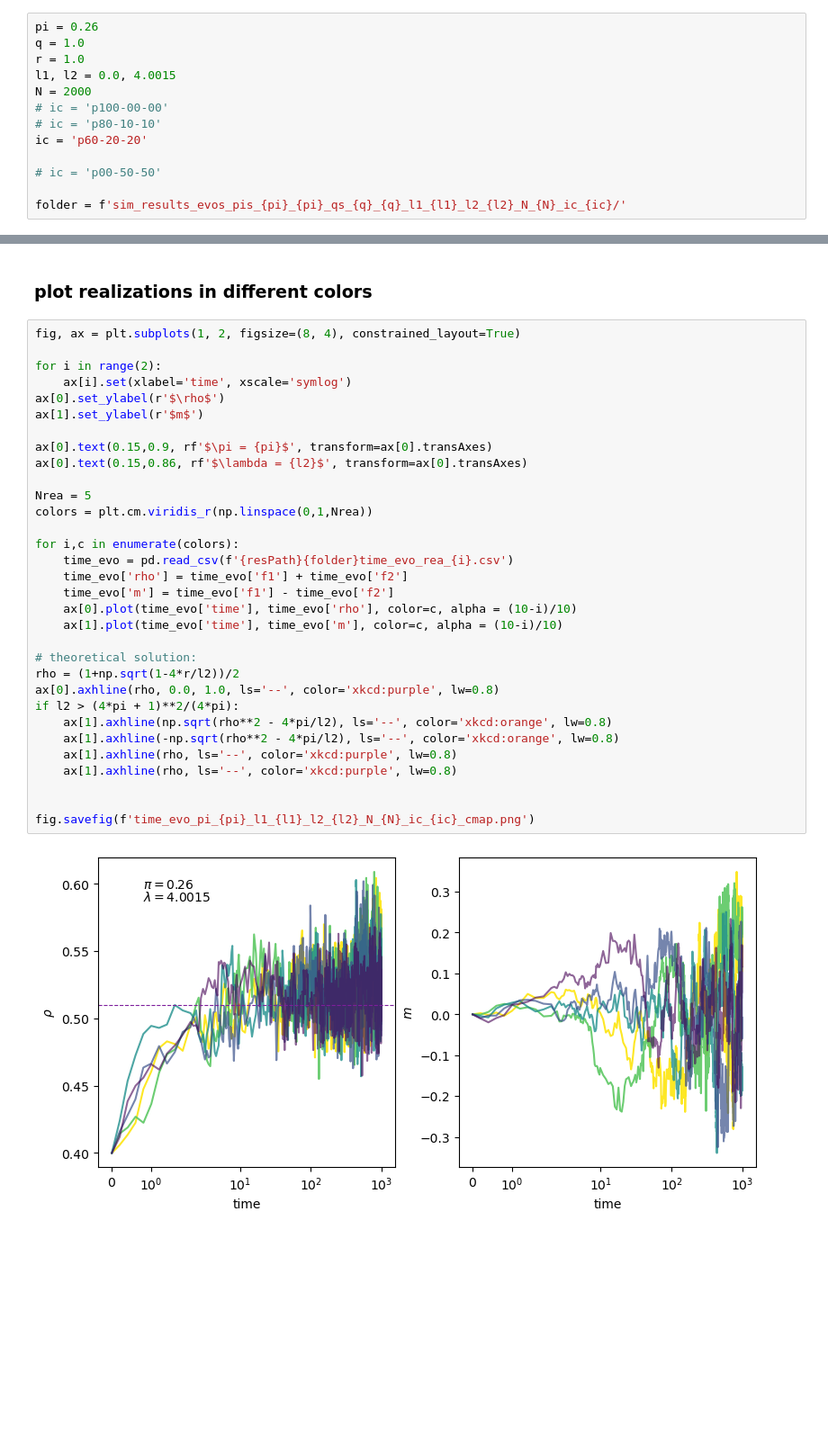
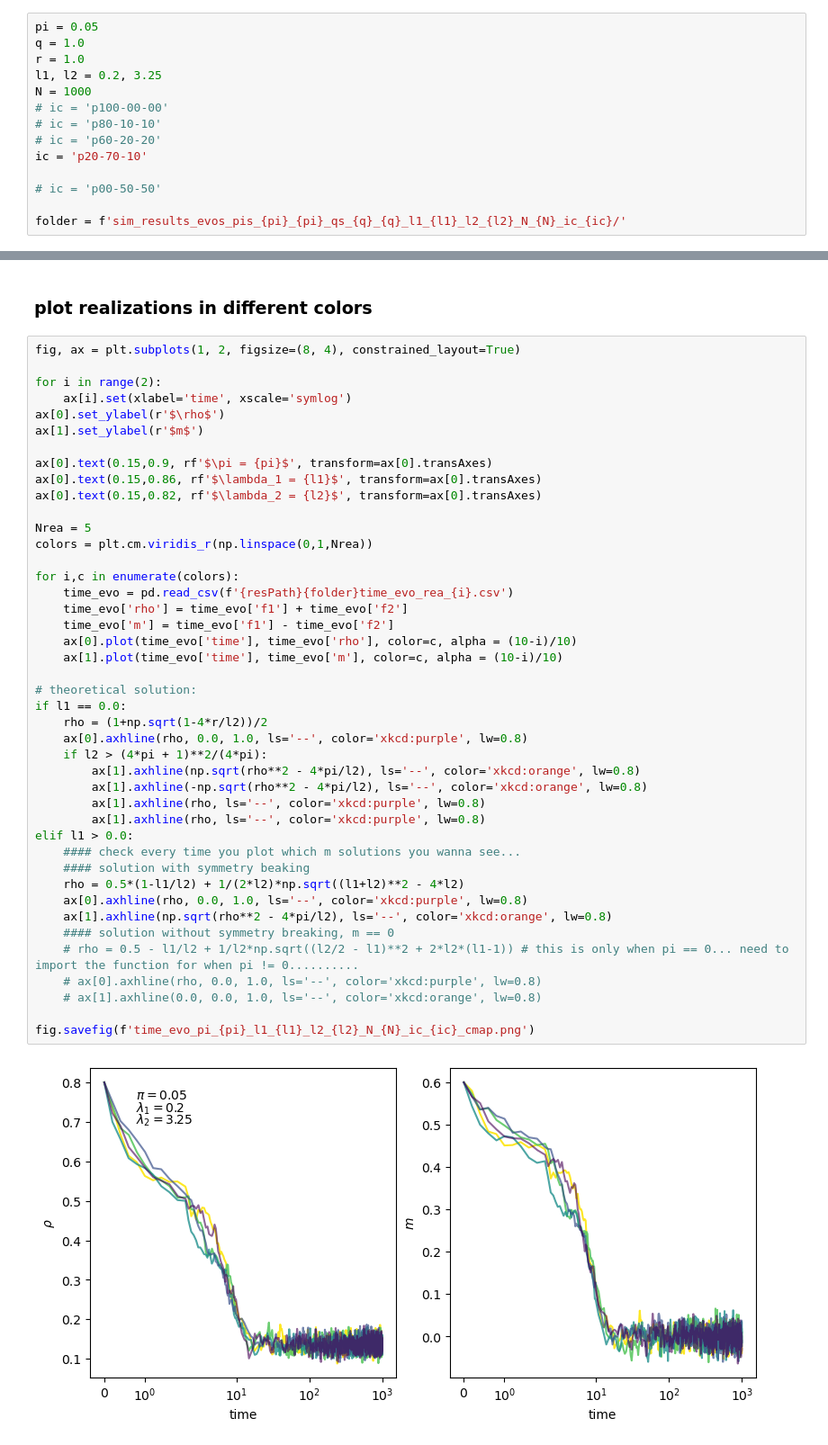
Before and after one commit to dmarchp/TFM_code, a Jupyter notebook: non_lin_models/gillespie_non_lin_model/first_tests.ipynb, the cells around one changed output, grey strips where cells are left out. Shown at 90% size. Drawn from its saved outputs; the diff is of its cells as text; blank space fills up the shorter version.

```diff
--- a/non_lin_models/gillespie_non_lin_model/first_tests.ipynb
+++ b/non_lin_models/gillespie_non_lin_model/first_tests.ipynb
@@ -14,12 +16,13 @@ else:
 # %%
-pi = 0.26
+pi = 0.05
 q = 1.0
 r = 1.0
-l1, l2 = 0.0, 4.0015
-N = 2000
+l1, l2 = 0.2, 3.25
+N = 1000
 # ic = 'p100-00-00'
 # ic = 'p80-10-10'
-ic = 'p60-20-20'
+# ic = 'p60-20-20'
+ic = 'p20-70-10'
 
 # ic = 'p00-50-50'
 
@@ -59,34 +62,45 @@ ax[1].axhline(-np.sqrt(rho**2 - 4*pi/l2), ls='--', color='xkcd:black', lw=0.8)
 # %%
 fig, ax = plt.subplots(1, 2, figsize=(8, 4), constrained_layout=True)
 
 for i in range(2):
     ax[i].set(xlabel='time', xscale='symlog')
 ax[0].set_ylabel(r'$\rho$')
 ax[1].set_ylabel(r'$m$')
 
 ax[0].text(0.15,0.9, rf'$\pi = {pi}$', transform=ax[0].transAxes)
-ax[0].text(0.15,0.86, rf'$\lambda = {l2}$', transform=ax[0].transAxes)
+ax[0].text(0.15,0.86, rf'$\lambda_1 = {l1}$', transform=ax[0].transAxes)
+ax[0].text(0.15,0.82, rf'$\lambda_2 = {l2}$', transform=ax[0].transAxes)
 
 Nrea = 5
 colors = plt.cm.viridis_r(np.linspace(0,1,Nrea))
 
 for i,c in enumerate(colors):
     time_evo = pd.read_csv(f'{resPath}{folder}time_evo_rea_{i}.csv')
     time_evo['rho'] = time_evo['f1'] + time_evo['f2']
     time_evo['m'] = time_evo['f1'] - time_evo['f2']
     ax[0].plot(time_evo['time'], time_evo['rho'], color=c, alpha = (10-i)/10)
     ax[1].plot(time_evo['time'], time_evo['m'], color=c, alpha = (10-i)/10)
 
 # theoretical solution:
-rho = (1+np.sqrt(1-4*r/l2))/2
-ax[0].axhline(rho, 0.0, 1.0, ls='--', color='xkcd:purple', lw=0.8)
-if l2 > (4*pi + 1)**2/(4*pi):
+if l1 == 0.0:
+    rho = (1+np.sqrt(1-4*r/l2))/2
+    ax[0].axhline(rho, 0.0, 1.0, ls='--', color='xkcd:purple', lw=0.8)
+    if l2 > (4*pi + 1)**2/(4*pi):
+        ax[1].axhline(np.sqrt(rho**2 - 4*pi/l2), ls='--', color='xkcd:orange', lw=0.8)
+        ax[1].axhline(-np.sqrt(rho**2 - 4*pi/l2), ls='--', color='xkcd:orange', lw=0.8)
+        ax[1].axhline(rho, ls='--', color='xkcd:purple', lw=0.8)
+        ax[1].axhline(rho, ls='--', color='xkcd:purple', lw=0.8)
+elif l1 > 0.0:
+    #### check every time you plot which m solutions you wanna see...
+    #### solution with symmetry beaking
+    rho = 0.5*(1-l1/l2) + 1/(2*l2)*np.sqrt((l1+l2)**2 - 4*l2)
+    ax[0].axhline(rho, 0.0, 1.0, ls='--', color='xkcd:purple', lw=0.8)
     ax[1].axhline(np.sqrt(rho**2 - 4*pi/l2), ls='--', color='xkcd:orange', lw=0.8)
-    ax[1].axhline(-np.sqrt(rho**2 - 4*pi/l2), ls='--', color='xkcd:orange', lw=0.8)
-    ax[1].axhline(rho, ls='--', color='xkcd:purple', lw=0.8)
-    ax[1].axhline(rho, ls='--', color='xkcd:purple', lw=0.8)
-
+    #### solution without symmetry breaking, m == 0
+    # rho = 0.5 - l1/l2 + 1/l2*np.sqrt((l2/2 - l1)**2 + 2*l2*(l1-1)) # this is only when pi == 0... need to import the function for when pi != 0..........
+    # ax[0].axhline(rho, 0.0, 1.0, ls='--', color='xkcd:purple', lw=0.8)
+    # ax[1].axhline(0.0, 0.0, 1.0, ls='--', color='xkcd:orange', lw=0.8)
 
 fig.savefig(f'time_evo_pi_{pi}_l1_{l1}_l2_{l2}_N_{N}_ic_{ic}_cmap.png')
 # %% [output]
-[figure, old version]
+[figure, new version]
```
Also changed, not shown: parts of 1 cell of this notebook, 12 other files.
